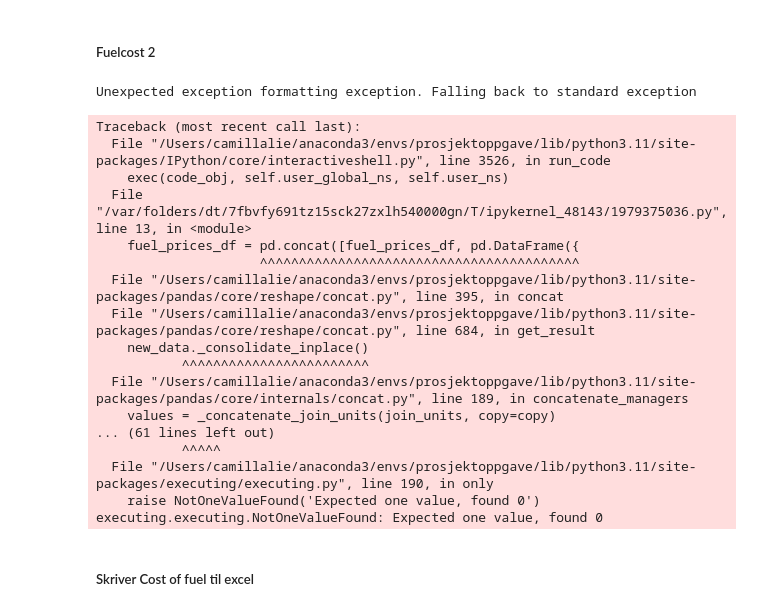
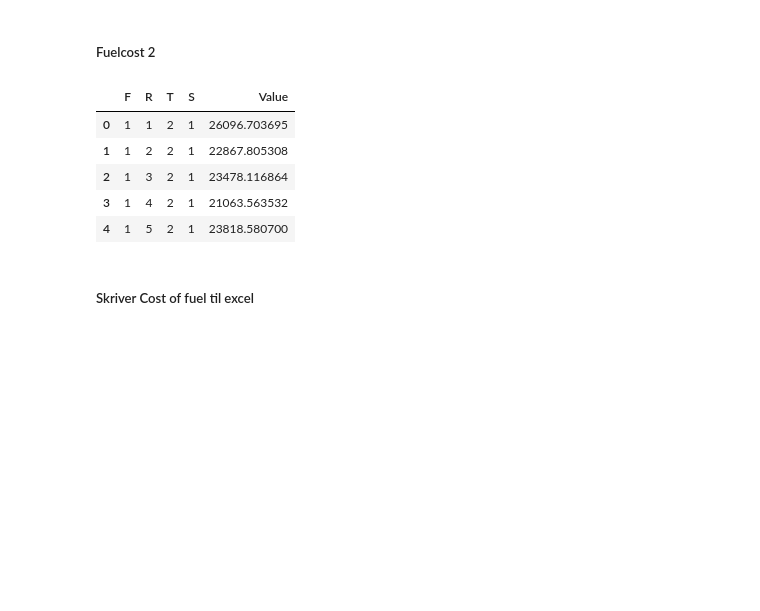
Before and after one commit to camillalie/masteroppgave, a Jupyter notebook: data_generation/generate_params_riktig.ipynb, the cells around one changed output. Drawn from its saved outputs; the diff is of its cells as text; code cells hidden in the pictures; blank space fills up the shorter version.

```diff
--- a/data_generation/generate_params_riktig.ipynb
+++ b/data_generation/generate_params_riktig.ipynb
@@ -7,7 +7,7 @@ import openpyxl
 # %% [markdown]
 ### SETS
 # %%
-
+fuel_price_csv = 'fuel_price2_1.csv'
 # Velg antall av de ulike settene her
 set_sheets = {'Power systems': 11, 'Ages': 6, 'Routes': 3122, 'Time periods':6, 'Time periods 1': 2, 'Time periods 2':4, 'Fuel types': 10, 'Installations': 18, 'Scenarios': 100}
 
@@ -15,7 +15,7 @@ t_values = range(0, 6)  # time period from 1 to 6
 t1_values = range(0, 2)
 t2_values = range(2, 6)
 f_values = range(1, 10)  # Assuming you want values from 1 to 7 for 'f'
-r_values = range(1, 1176)  # Assuming you want values from 1 to 3122 for 'r'
+r_values = range(1, 1819)  # Assuming you want values from 1 to 3122 for 'r'
 n_values = range(1, 19) # 18 installations
 s_values = range(1,12) # 11 systems
 w_values = range(1, 11) # 100 scenarios
@@ -315,46 +292,14 @@ def generate_fuel_prices(scenario_range, period_range, fuel_dict):
-# %%
-
-# Generate fuel prices
-
-fuel_prices = generate_fuel_prices(w_values, t2_values, fuel_dict)
-
-# Convert fuel prices to a DataFrame
-fuel_prices_df = pd.DataFrame(columns=['F', 'R', 'T', 'O', 'Value'])
-for fuel_key, (lower_bound, upper_bound, _) in fuel_dict.items():
-    fuel_idx = list(fuel_dict.keys()).index(fuel_key)
-    for s_idx, scenario in enumerate(w_values):
-        for p_idx, period in enumerate(t2_values):
-            for route in r_values:
-                distance = electric_distance_dict[route] if fuel_key == 6 else distance_dict[route]
-                fuel_prices_df = pd.concat([fuel_prices_df, pd.DataFrame({
-                    'F': [fuel_key],
-                    'R': [route],
-                    'T': [period],
-                    'S': [scenario],
-                    'Value': [fuel_prices[fuel_idx, p_idx, s_idx] * distance]
-                })], ignore_index=True)
-
-
-print(fuel_prices_df)
-# %% [output]
-Unexpected exception formatting exception. Falling back to standard exception
-Traceback (most recent call last):
-  File "/Users/camillalie/anaconda3/envs/prosjektoppgave/lib/python3.11/site-packages/IPython/core/interactiveshell.py", line 3526, in run_code
-    exec(code_obj, self.user_global_ns, self.user_ns)
-  File "/var/folders/dt/7fbvfy691tz15sck27zxlh540000gn/T/ipykernel_48143/1979375036.py", line 13, in <module>
-    fuel_prices_df = pd.concat([fuel_prices_df, pd.DataFrame({
-                     ^^^^^^^^^^^^^^^^^^^^^^^^^^^^^^^^^^^^^^^^^
-  File "/Users/camillalie/anaconda3/envs/prosjektoppgave/lib/python3.11/site-packages/pandas/core/reshape/concat.py", line 395, in concat
-  File "/Users/camillalie/anaconda3/envs/prosjektoppgave/lib/python3.11/site-packages/pandas/core/reshape/concat.py", line 684, in get_result
-    new_data._consolidate_inplace()
-           ^^^^^^^^^^^^^^^^^^^^^^^^
-  File "/Users/camillalie/anaconda3/envs/prosjektoppgave/lib/python3.11/site-packages/pandas/core/internals/concat.py", line 189, in concatenate_managers
-    values = _concatenate_join_units(join_units, copy=copy)
-... (61 lines left out)
-           ^^^^^
-  File "/Users/camillalie/anaconda3/envs/prosjektoppgave/lib/python3.11/site-packages/executing/executing.py", line 190, in only
-    raise NotOneValueFound('Expected one value, found 0')
-executing.executing.NotOneValueFound: Expected one value, found 0
+# %%
+fuel_price2_df = pd.read_csv(fuel_price_csv)
+
+fuel_price2_df.head()
+# %% [output]
+|  | F | R | T | S | Value |
+| 0 | 1 | 1 | 2 | 1 | 26096.703695 |
+| 1 | 1 | 2 | 2 | 1 | 22867.805308 |
+| 2 | 1 | 3 | 2 | 1 | 23478.116864 |
+| 3 | 1 | 4 | 2 | 1 | 21063.563532 |
+| 4 | 1 | 5 | 2 | 1 | 23818.580700 |
 # %% [markdown]
 ##### Skriver Cost of fuel til excel
 # %%
```
Also changed, not shown: parts of 9 cells of this notebook, 17 other files.
